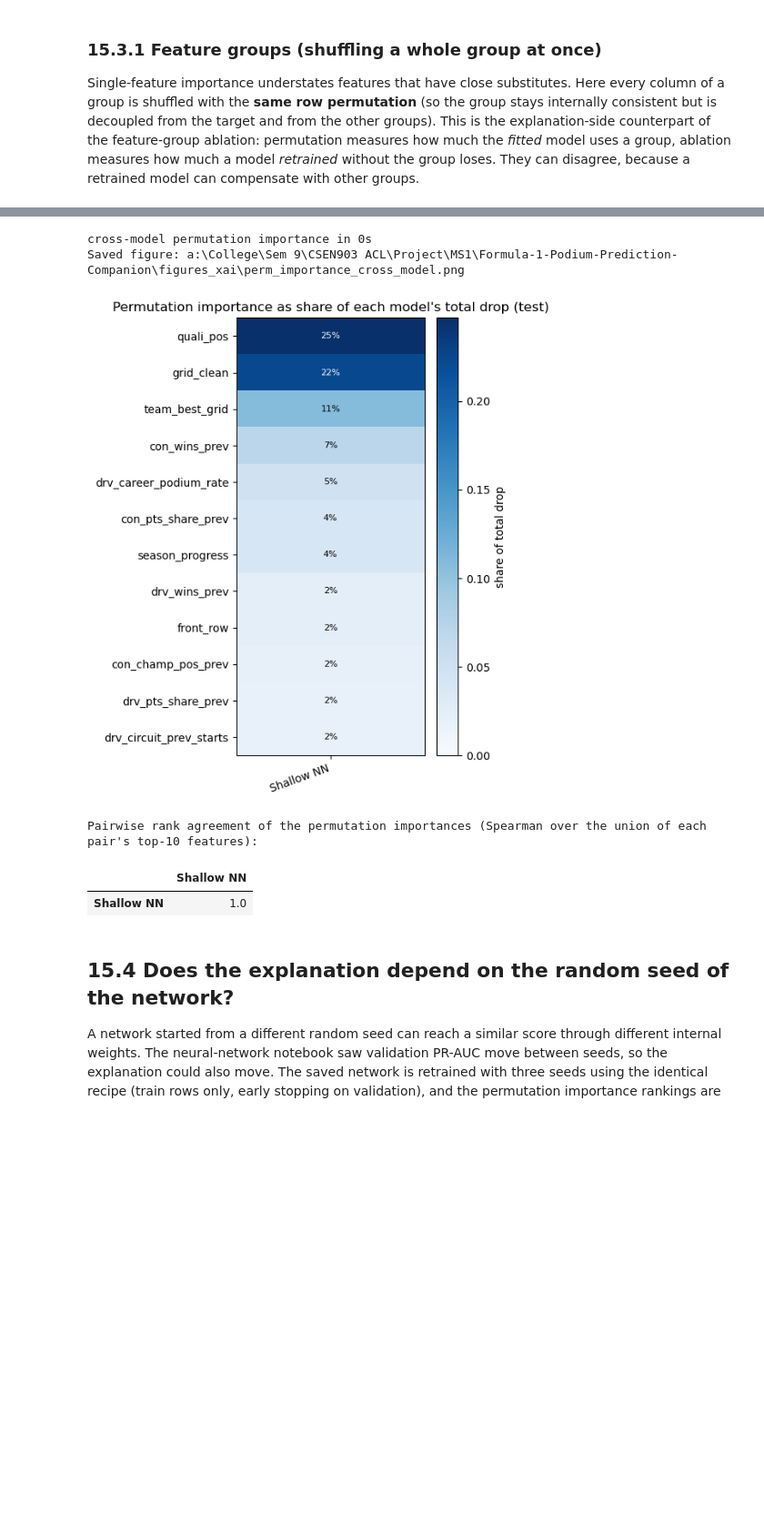
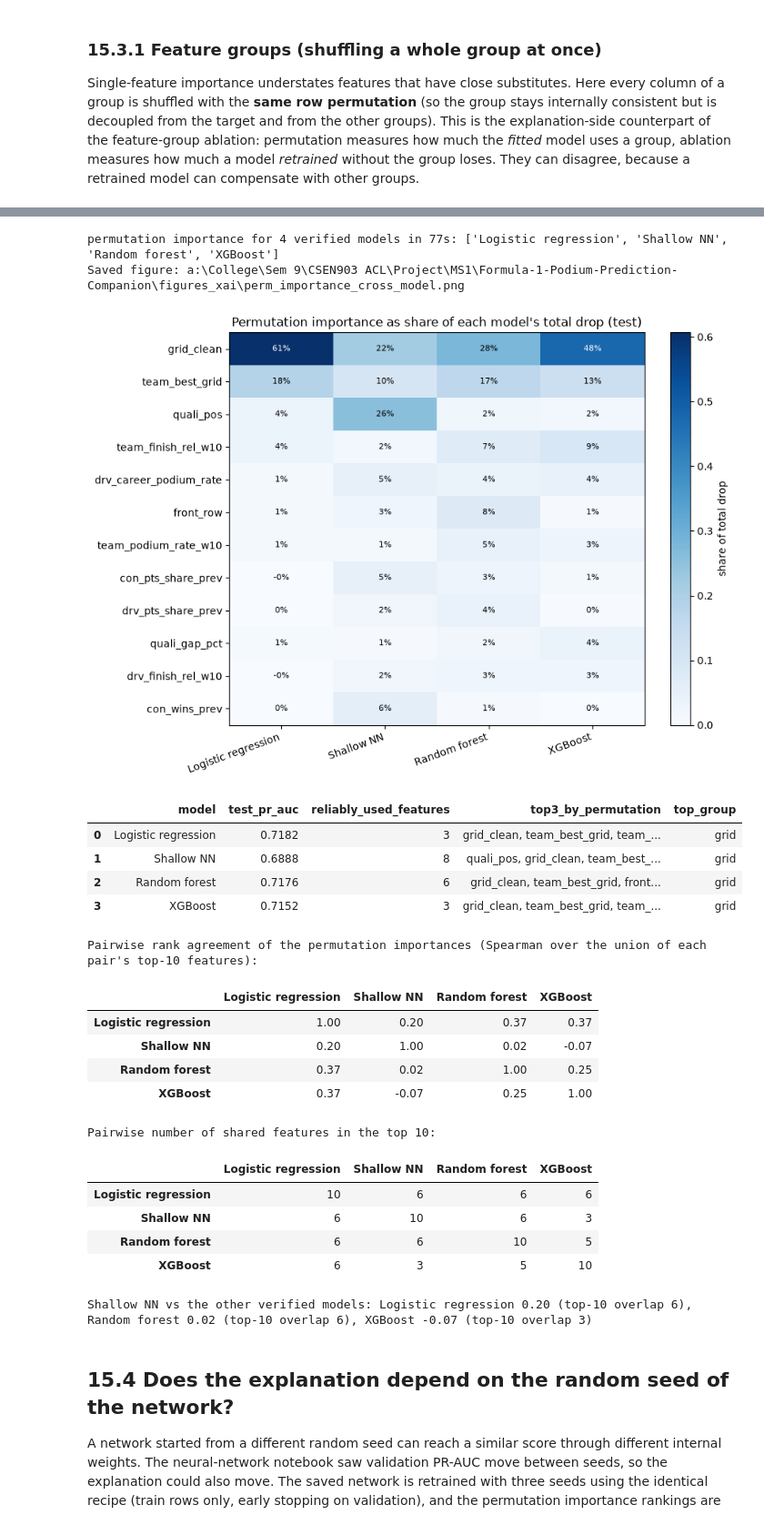
Before and after one commit to HanaAyman33/Formula-1-Podium-Prediction-Companion, a Jupyter notebook: xai_explainability.ipynb, the cells around one changed output, grey strips where cells are left out. Shown at 91% size. Drawn from its saved outputs; the diff is of its cells as text; code cells hidden in the pictures; blank space fills up the shorter version.

```diff
--- a/xai_explainability.ipynb
+++ b/xai_explainability.ipynb
@@ -280,14 +455,20 @@ def agreement(a, b, k=10):
                 overlap_top=len(set(ta) & set(tb)), k=k, n_union=len(top))
 # %%
 def perm_importance(m, d, n_repeats=N_REPEATS, seed=SEED):
-    race = d["raceId"].to_numpy()
-    scorers = {"pr_auc": lambda est, X, y: average_precision_score(y, est.predict_proba(X)[:, 1]),
-               "roc_auc": lambda est, X, y: roc_auc_score(y, est.predict_proba(X)[:, 1]),
-               "top3_precision": lambda est, X, y: top3_precision_arr(y, est.predict_proba(X)[:, 1], race)}
-    r = permutation_importance(m, d[FEATURES], d[TARGET].to_numpy(), scoring=scorers, n_repeats=n_repeats, random_state=seed, n_jobs=1)
+    # one feature at a time: shuffle its column across rows, score once, repeat. One model call per shuffle.
+    y = d[TARGET].to_numpy(); race = d["raceId"].to_numpy(); X0 = d[FEATURES].reset_index(drop=True)
+    def scores(X):
+        p = m.predict_proba(X)[:, 1]
+        return np.array([average_precision_score(y, p), roc_auc_score(y, p), top3_precision_arr(y, p, race)])
+    base = scores(X0); rng = np.random.default_rng(seed); drops = np.zeros((len(FEATURES), n_repeats, 3))
+    for j, f in enumerate(FEATURES):
+        Xp = X0.copy(); col = X0[f].to_numpy()
+        for r in range(n_repeats):
+            Xp[f] = col[rng.permutation(len(col))]
+            drops[j, r] = base - scores(Xp)
     out = pd.DataFrame({"feature": FEATURES, "group": [group_of[f] for f in FEATURES]})
-    for k in scorers:
-        out[f"{k}_drop"], out[f"{k}_std"] = r[k].importances_mean, r[k].importances_std
+    for k, name in enumerate(["pr_auc", "roc_auc", "top3_precision"]):
+        out[f"{name}_drop"], out[f"{name}_std"] = drops[:, :, k].mean(1), drops[:, :, k].std(1)
     out["reliable"] = (out["pr_auc_drop"] - 2 * out["pr_auc_std"]) > 0
     return out
 
@@ -411,33 +592,59 @@ If the same features come out on top for a linear model, a forest, boosting and
 # %%
-CROSS = {}
+PI_ALL = {}                                   # key -> {"validation": table, "test": table}
 t0 = time.time()
 for key, m in MODELS.items():
-    CROSS[key] = PI["test"] if key == EXPLAIN_KEY else perm_importance(m, test, n_repeats=N_REPEATS_CROSS)
-print(f"cross-model permutation importance in {time.time()-t0:.0f}s")
-cross_mat = pd.DataFrame({LABEL[k]: v.set_index("feature")["pr_auc_drop"] for k, v in CROSS.items()}).loc[FEATURES]
+    if key == EXPLAIN_KEY: PI_ALL[key] = PI
+    else: PI_ALL[key] = {sp: perm_importance(m, d, n_repeats=N_REPEATS_CROSS) for sp, d in (("validation", val), ("test", test))}
+print(f"permutation importance for {len(MODELS)} verified models in {time.time()-t0:.0f}s: {[LABEL[k] for k in MODELS]}")
+
+cross_mat = pd.DataFrame({LABEL[k]: v["test"].set_index("feature")["pr_auc_drop"] for k, v in PI_ALL.items()}).loc[FEATURES]
+cross_val = pd.DataFrame({LABEL[k]: v["validation"].set_index("feature")["pr_auc_drop"] for k, v in PI_ALL.items()}).loc[FEATURES]
 top_feats = cross_mat.mean(axis=1).sort_values(ascending=False).head(12).index.tolist()
 share = cross_mat / cross_mat.clip(lower=0).sum()          # each model's importances as a share of its own total drop
 fig, ax = plt.subplots(figsize=(1.3 * len(cross_mat.columns) + 4, 0.42 * len(top_feats) + 1.5))
 im = ax.imshow(share.loc[top_feats].to_numpy(), cmap="Blues", aspect="auto", vmin=0)
 ax.set_xticks(range(share.shape[1])); ax.set_xticklabels(share.columns, rotation=20, ha="right"); ax.set_yticks(range(len(top_feats))); ax.set_yticklabels(top_feats)
 for (i, j), v in np.ndenumerate(share.loc[top_feats].to_numpy()): ax.text(j, i, f"{v:.0%}", ha="center", va="center", fontsize=8, color="white" if v > share.loc[top_feats].to_numpy().max() * 0.6 else "black")
 ax.set_title("Permutation importance as share of each model's total drop (test)"); plt.colorbar(im, label="share of total drop"); fig.tight_layout()
 save_fig(fig, "perm_importance_cross_model.png")
 
+summ = []
+for k in MODELS:
+    t = PI_ALL[k]["test"].sort_values("pr_auc_drop", ascending=False)
+    summ.append(dict(model=LABEL[k], test_pr_auc=check[(check["key"] == k) & (check["split"] == "test")]["pr_auc"].iloc[0], reliably_used_features=int(t["reliable"].sum()),
+                     top3_by_permutation=", ".join(t.head(3)["feature"]), top_group=pd.Series(PI_ALL[k]["test"].groupby("group")["pr_auc_drop"].sum()).idxmax()))
+display(pd.DataFrame(summ).round(4))
+
 cols_ = list(cross_mat.columns)
 rank_corr = pd.DataFrame([[agreement(cross_mat[a], cross_mat[b_])["spearman_top"] for b_ in cols_] for a in cols_], index=cols_, columns=cols_)
-print("Pairwise rank agreement of the permutation importances (Spearman over the union of each pair's top-10 features):")
-display(rank_corr.round(2))
+overlap = pd.DataFrame([[agreement(cross_mat[a], cross_mat[b_])["overlap_top"] for b_ in cols_] for a in cols_], index=cols_, columns=cols_)
+print("Pairwise rank agreement of the permutation importances (Spearman over the union of each pair's top-10 features):"); display(rank_corr.round(2))
+print("Pairwise number of shared features in the top 10:"); display(overlap)
 others = [c for c in rank_corr.columns if c != LABEL[EXPLAIN_KEY]]
 if others:
-    print(f"{LABEL[EXPLAIN_KEY]} vs the other models: " + ", ".join(f"{c} {rank_corr.loc[LABEL[EXPLAIN_KEY], c]:.2f} (top-10 overlap {agreement(cross_mat[LABEL[EXPLAIN_KEY]], cross_mat[c])['overlap_top']})" for c in others))
+    print(f"{LABEL[EXPLAIN_KEY]} vs the other verified models: " + ", ".join(f"{c} {rank_corr.loc[LABEL[EXPLAIN_KEY], c]:.2f} (top-10 overlap {overlap.loc[LABEL[EXPLAIN_KEY], c]})" for c in others))
 # %% [output]
-cross-model permutation importance in 0s
+permutation importance for 4 verified models in 77s: ['Logistic regression', 'Shallow NN', 'Random forest', 'XGBoost']
 Saved figure: a:\College\Sem 9\CSEN903 ACL\Project\MS1\Formula-1-Podium-Prediction-Companion\figures_xai\perm_importance_cross_model.png
-[figure, old version]
+[figure, new version]
+|  | model | test_pr_auc | reliably_used_features | top3_by_permutation | top_group |
+| 0 | Logistic regression | 0.7182 | 3 | grid_clean, team_best_grid, team_... | grid |
+| 1 | Shallow NN | 0.6888 | 8 | quali_pos, grid_clean, team_best_... | grid |
+| 2 | Random forest | 0.7176 | 6 | grid_clean, team_best_grid, front... | grid |
+| 3 | XGBoost | 0.7152 | 3 | grid_clean, team_best_grid, team_... | grid |
 Pairwise rank agreement of the permutation importances (Spearman over the union of each pair's top-10 features):
-|  | Shallow NN |
-| Shallow NN | 1.0 |
+|  | Logistic regression | Shallow NN | Random forest | XGBoost |
+| Logistic regression | 1.00 | 0.20 | 0.37 | 0.37 |
+| Shallow NN | 0.20 | 1.00 | 0.02 | -0.07 |
+| Random forest | 0.37 | 0.02 | 1.00 | 0.25 |
+| XGBoost | 0.37 | -0.07 | 0.25 | 1.00 |
+Pairwise number of shared features in the top 10:
+|  | Logistic regression | Shallow NN | Random forest | XGBoost |
+| Logistic regression | 10 | 6 | 6 | 6 |
+| Shallow NN | 6 | 10 | 6 | 3 |
+| Random forest | 6 | 6 | 10 | 5 |
+| XGBoost | 6 | 3 | 5 | 10 |
+Shallow NN vs the other verified models: Logistic regression 0.20 (top-10 overlap 6), Random forest 0.02 (top-10 overlap 6), XGBoost -0.07 (top-10 overlap 3)
 # %% [markdown]
 ## 15.4 Does the explanation depend on the random seed of the network?
 
```
Also changed, not shown: parts of 33 cells of this notebook, 39 other files.
